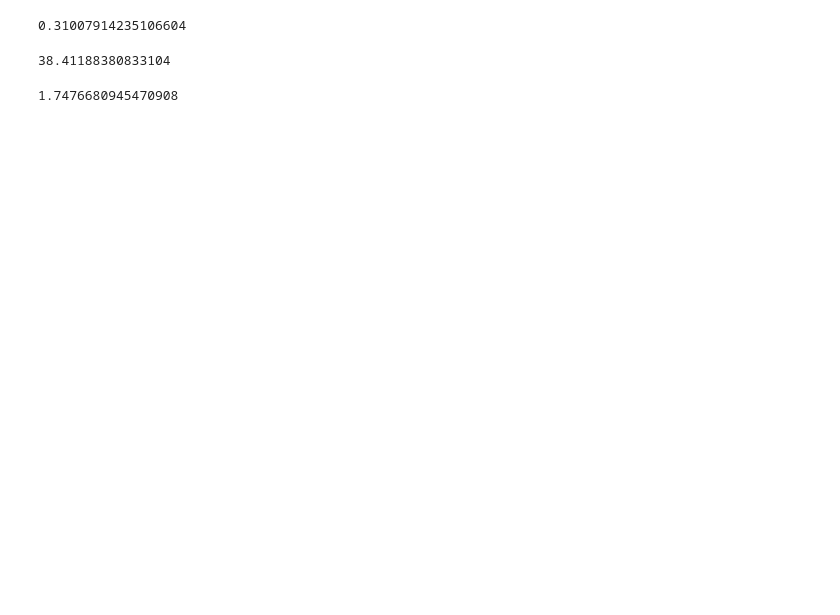
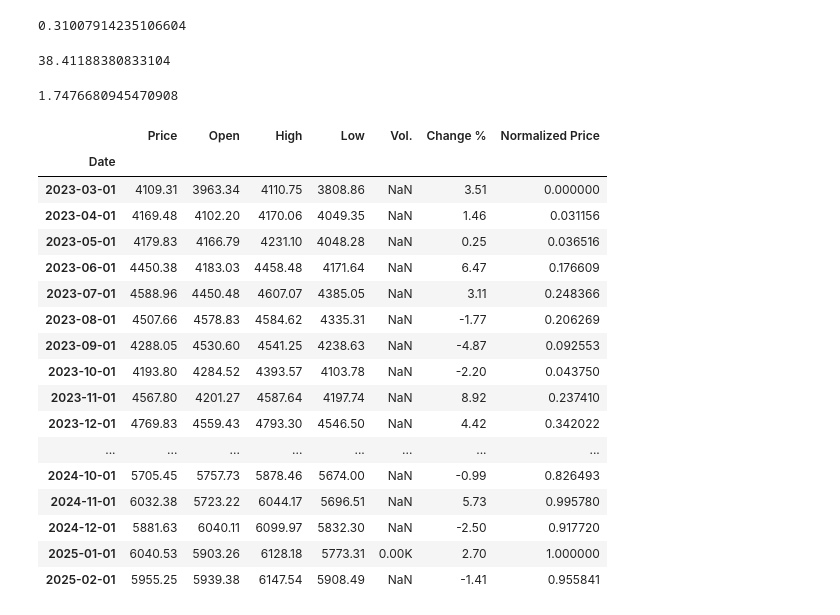
Before and after one commit to ChristianChimi/Financial-Analytics, a Jupyter notebook: Stock-Market-Analytics/Stock_market_Analytics.ipynb, the cells around one changed output. Cells and saved outputs as stored; diff of their text form; code cells hidden in the pictures; blank space fills up the shorter version.

```diff
--- a/Stock-Market-Analytics/Stock_market_Analytics.ipynb
+++ b/Stock-Market-Analytics/Stock_market_Analytics.ipynb
@@ -377,3 +390,24 @@ print(sharpe_ratio_annualized)
 #This sharpe ratio suggests we are in a bull market, the stock market performs well even though Bonds have been high cause of BCE and FED interest rate to fight inflation
 # %% [output]
 1.7476680945470908
+# %%
+df_SP500_ordered
+# %% [output]
+|  | Price | Open | High | Low | Vol. | Change % | Normalized Price |
+| Date |  |  |  |  |  |  |  |
+| 2023-03-01 | 4109.31 | 3963.34 | 4110.75 | 3808.86 | NaN | 3.51 | 0.000000 |
+| 2023-04-01 | 4169.48 | 4102.20 | 4170.06 | 4049.35 | NaN | 1.46 | 0.031156 |
+| 2023-05-01 | 4179.83 | 4166.79 | 4231.10 | 4048.28 | NaN | 0.25 | 0.036516 |
+| 2023-06-01 | 4450.38 | 4183.03 | 4458.48 | 4171.64 | NaN | 6.47 | 0.176609 |
+| 2023-07-01 | 4588.96 | 4450.48 | 4607.07 | 4385.05 | NaN | 3.11 | 0.248366 |
+| 2023-08-01 | 4507.66 | 4578.83 | 4584.62 | 4335.31 | NaN | -1.77 | 0.206269 |
+| 2023-09-01 | 4288.05 | 4530.60 | 4541.25 | 4238.63 | NaN | -4.87 | 0.092553 |
+| 2023-10-01 | 4193.80 | 4284.52 | 4393.57 | 4103.78 | NaN | -2.20 | 0.043750 |
+| 2023-11-01 | 4567.80 | 4201.27 | 4587.64 | 4197.74 | NaN | 8.92 | 0.237410 |
+| 2023-12-01 | 4769.83 | 4559.43 | 4793.30 | 4546.50 | NaN | 4.42 | 0.342022 |
+| ... | ... | ... | ... | ... | ... | ... | ... |
+| 2024-10-01 | 5705.45 | 5757.73 | 5878.46 | 5674.00 | NaN | -0.99 | 0.826493 |
+| 2024-11-01 | 6032.38 | 5723.22 | 6044.17 | 5696.51 | NaN | 5.73 | 0.995780 |
+| 2024-12-01 | 5881.63 | 6040.11 | 6099.97 | 5832.30 | NaN | -2.50 | 0.917720 |
+| 2025-01-01 | 6040.53 | 5903.26 | 6128.18 | 5773.31 | 0.00K | 2.70 | 1.000000 |
+| 2025-02-01 | 5955.25 | 5939.38 | 6147.54 | 5908.49 | NaN | -1.41 | 0.955841 |
```
Also changed, not shown: parts of 12 cells of this notebook, 1 other file.
